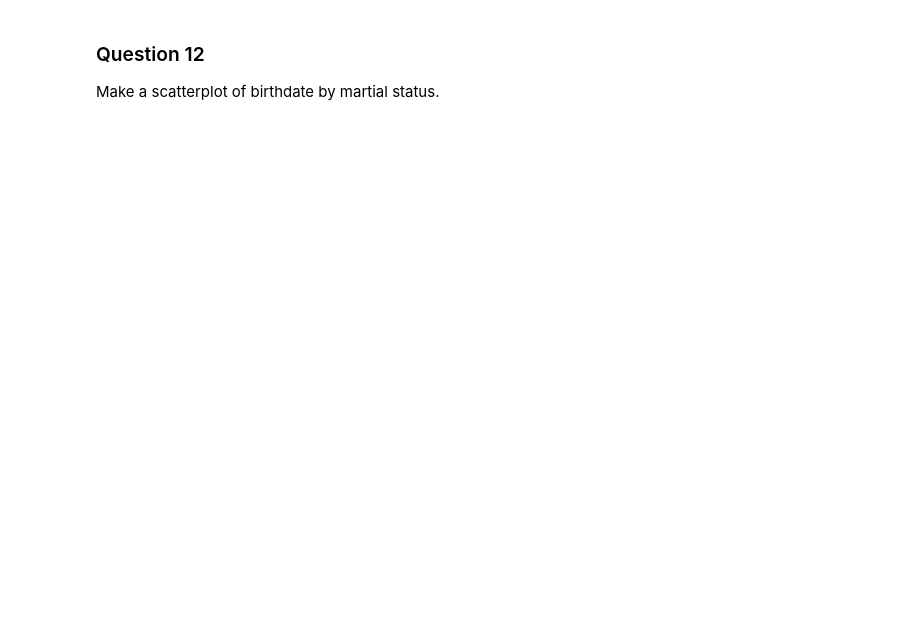
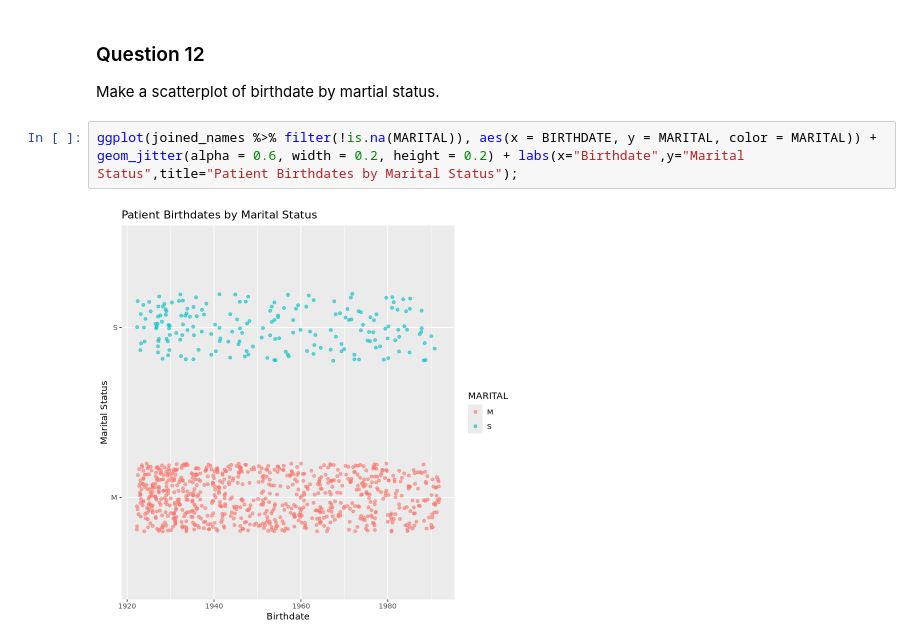
Before and after one commit to DudhiData/BIOS512, a Jupyter notebook: HW2/BIOS512_HW2.ipynb, the cells around one changed output. Saved outputs shown, nothing was run; the diff lists cells and outputs as text; blank space fills up the shorter version.

```diff
--- a/HW2/BIOS512_HW2.ipynb
+++ b/HW2/BIOS512_HW2.ipynb
@@ -477,3 +510,8 @@ Make a histogram of the ages of patients by gender.
 # %% [markdown]
 ### Question 12
 Make a scatterplot of birthdate by martial status.
+# %%
+ggplot(joined_names %>% filter(!is.na(MARITAL)), aes(x = BIRTHDATE, y = MARITAL, color = MARITAL)) +
+geom_jitter(alpha = 0.6, width = 0.2, height = 0.2) + labs(x="Birthdate",y="Marital Status",title="Patient Birthdates by Marital Status");
+# %% [output]
+[figure, added]
```
Also changed, not shown: parts of 2 cells of this notebook.
